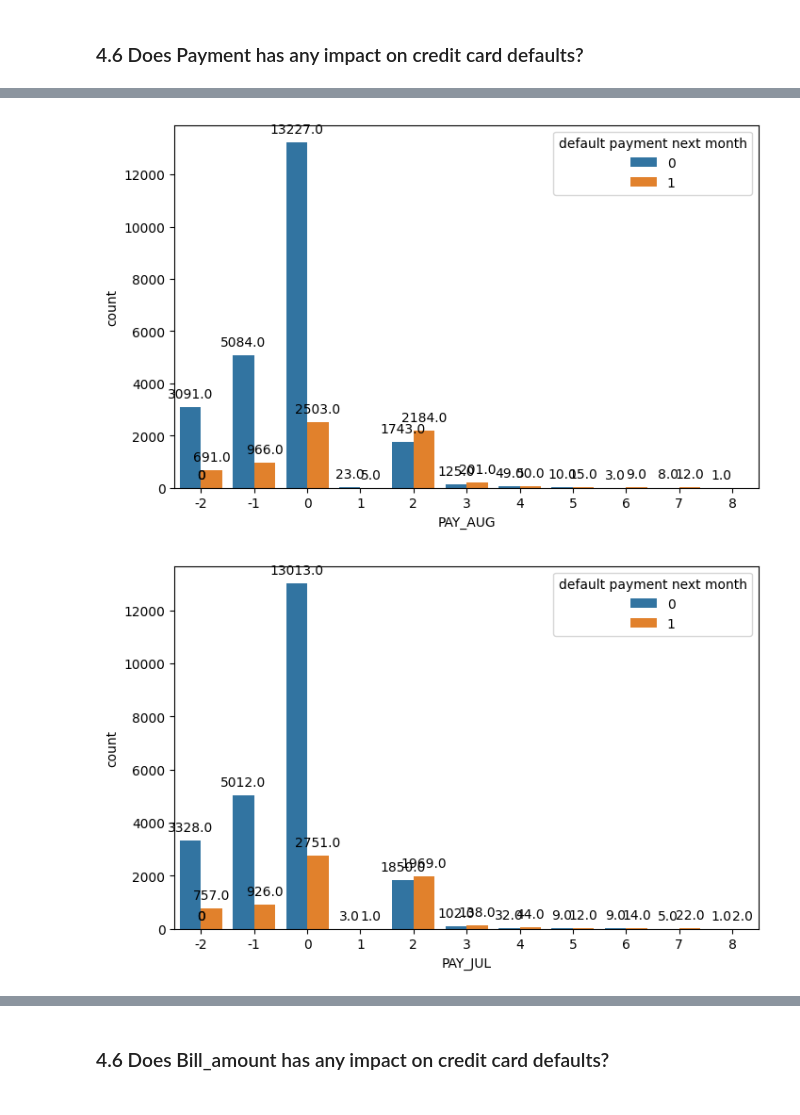
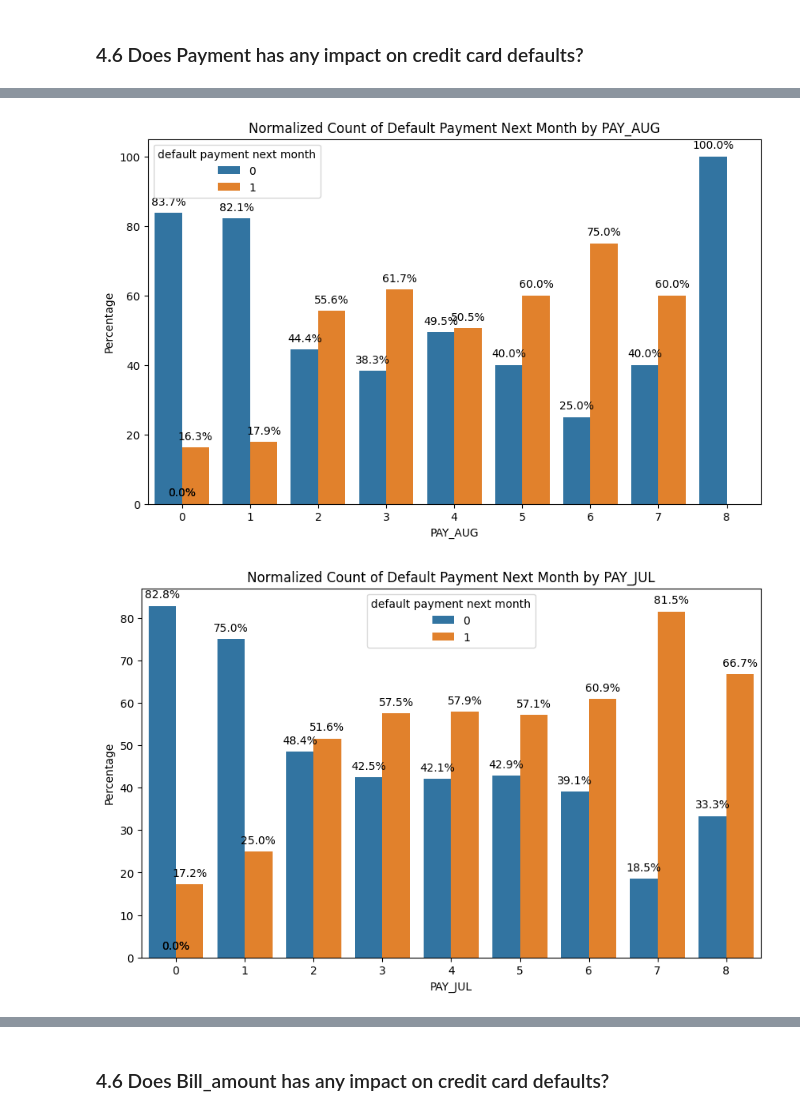
Before and after one commit to kota-Git/Credit_Card_Fraud_Detection_Real_Time, a Jupyter notebook: note_book/1_EDA_on_Credit_card.ipynb, the cells around one changed output, grey strips where cells are left out. Saved outputs shown, nothing was run; the diff lists cells and outputs as text; code cells hidden in the pictures.

```diff
--- a/note_book/1_EDA_on_Credit_card.ipynb
+++ b/note_book/1_EDA_on_Credit_card.ipynb
@@ -503,9 +580,11 @@ df.groupby('LIMIT_BAL')['default payment next month'].value_counts(normalize=Tru
 | 1000000 | 0 | 100.000000 |
 145 rows × 1 columns
 # %%
-plt.subplots(figsize=(20,7))
+# Create the figure and axis objects
+fig, ax = plt.subplots(figsize=(20, 7))
 
-sns.countplot(x="LIMIT_BAL", hue="default payment next month", data=df, ec="blue", palette="Accent")
+# Plot the countplot
+sns.countplot(x="LIMIT_BAL", hue="default payment next month", data=df, ec="blue", palette="Accent", ax=ax)
 plt.title("LIMIT_BAL vs default Status", weight="bold", fontsize=20, pad=20)
 plt.ylabel("Count", weight="bold", fontsize=12)
 plt.xlabel("LIMIT_BAL", weight="bold", fontsize=16)
@@ -514,5 +593,14 @@ plt.legend(title="Default Status", fancybox=True)
 # Rotate x-axis labels for better readability
 plt.xticks(rotation=45)
 
+# Calculate percentages and annotate on top of each bar
+total_counts = len(df)
+for p in ax.patches:
+    height = p.get_height()
+    percentage = (height / total_counts) * 100
+    ax.annotate(f'{percentage:.2f}%', (p.get_x() + p.get_width() / 2., height),
+                ha='center', va='center', fontsize=10, color='black', xytext=(0, 5),
+                textcoords='offset points')
+
 plt.show()
 # %% [output]
@@ -879,13 +1105,20 @@ paid_month=["PAY_AMT_SEPT","PAY_AMT_AUG","PAY_AMT_JUL","PAY_AMT_JUN","PAY_AMT_MA
 payment = ["PAY_SEPT", "PAY_AUG", "PAY_JUL", "PAY_JUN", "PAY_MAY", "PAY_APR"]
 
 for col in payment:
-    plt.figure(figsize=(8, 5))
-    ax = sns.countplot(x=col, hue="default payment next month", data=df)
+    grouped_data = df.groupby(col)['default payment next month'].value_counts(normalize=True).to_frame() * 100
+    grouped_data.columns = ['Percentage']  # Rename the column to 'Percentage'
+    grouped_data.reset_index(inplace=True)
 
-    # Adding count values on top of each bar
+    plt.figure(figsize=(10, 6))
+    ax = sns.barplot(x=col, y="Percentage", hue="default payment next month", data=grouped_data)
+    plt.title(f'Normalized Count of Default Payment Next Month by {col}')
+    plt.xlabel(col)
+    plt.ylabel('Percentage')
+
+    # Add percentage labels on top of each bar
     for p in ax.patches:
-        ax.annotate(f'{p.get_height()}', (p.get_x() + p.get_width() / 2., p.get_height()),
+        ax.annotate(f'{p.get_height():.1f}%', (p.get_x() + p.get_width() / 2., p.get_height()),
                     ha='center', va='center', xytext=(0, 10), textcoords='offset points')
 
-plt.show()
+    plt.show()
 # %% [output]
@@ -893,2 +1126,2 @@ plt.show()
-[figure, old version]
+[figure, new version]
-[figure, old version]
+[figure, new version]
```
Also changed, not shown: parts of 39 cells of this notebook.
